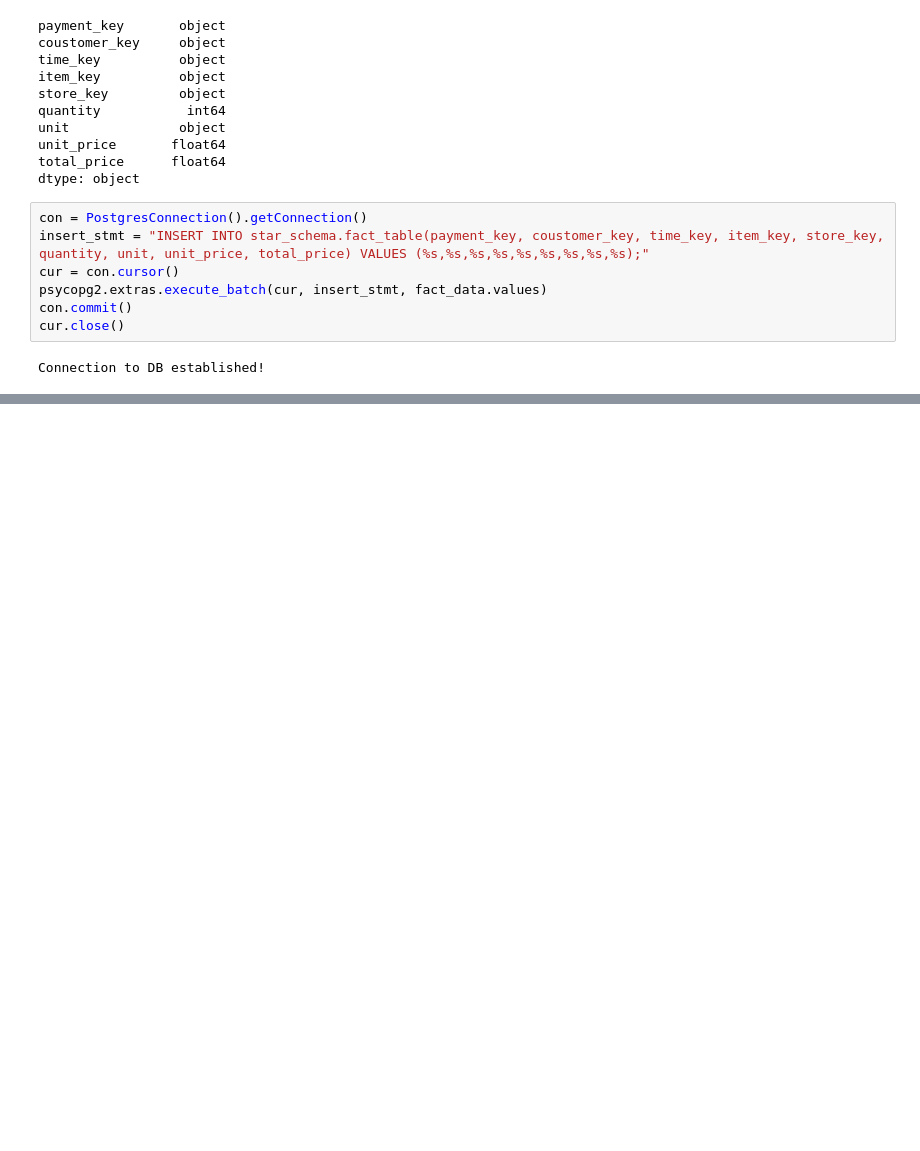
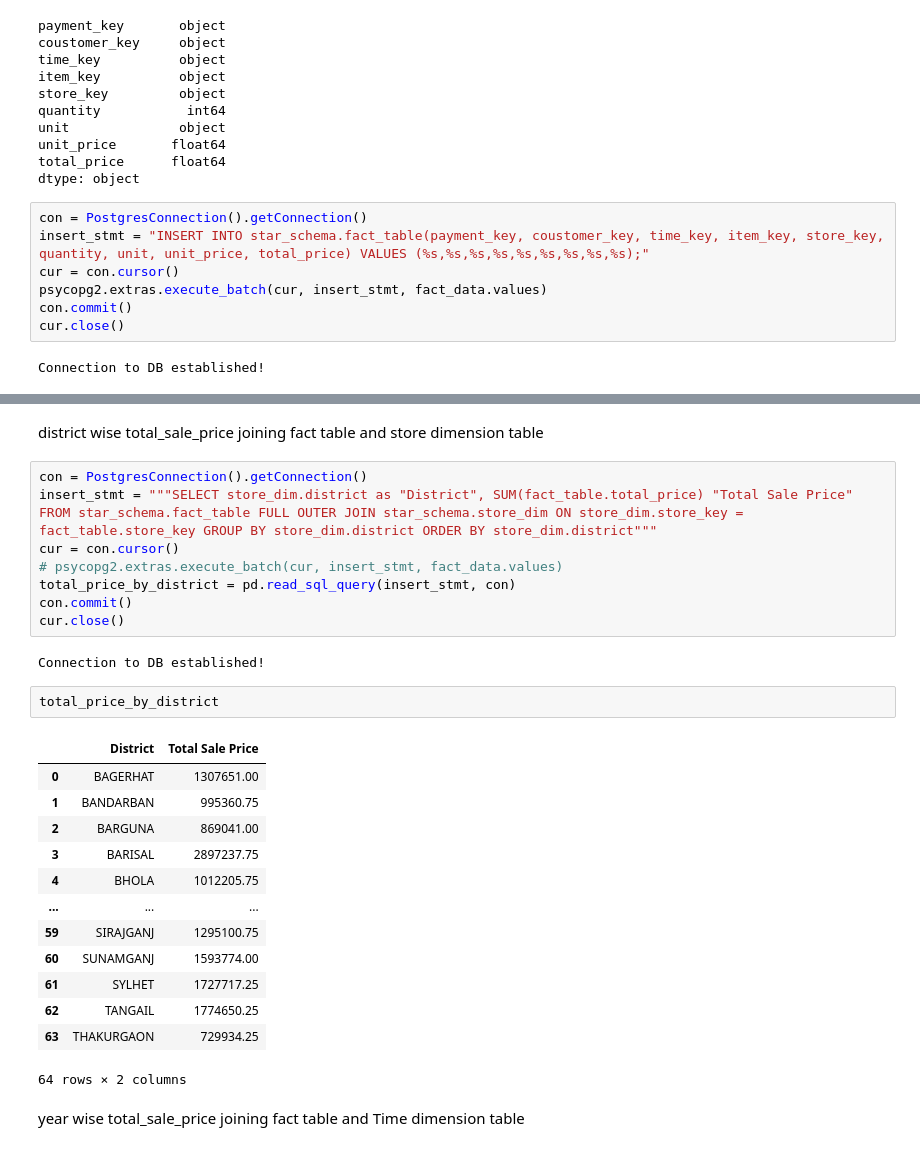
Before and after one commit to esrdlab-vinternship/HDA-5th-Round-vInternship, a Jupyter notebook: ETL.ipynb, the cells around one changed output, grey strips where cells are left out. Drawn from its saved outputs; the diff is of its cells as text; blank space fills up the shorter version.

```diff
--- a/ETL.ipynb
+++ b/ETL.ipynb
@@ -330,0 +356,30 @@ Connection to DB established!
+# %% [markdown]
+district wise total_sale_price joining fact table and store dimension table
+# %%
+con = PostgresConnection().getConnection()
+insert_stmt = """SELECT store_dim.district as "District", SUM(fact_table.total_price) "Total Sale Price" FROM star_schema.fact_table FULL OUTER JOIN star_schema.store_dim ON store_dim.store_key = fact_table.store_key GROUP BY store_dim.district ORDER BY store_dim.district"""
+cur = con.cursor()
+# psycopg2.extras.execute_batch(cur, insert_stmt, fact_data.values)
+total_price_by_district = pd.read_sql_query(insert_stmt, con)
+con.commit()
+cur.close()
+# %% [output]
+Connection to DB established!
+# %%
+total_price_by_district
+# %% [output]
+|  | District | Total Sale Price |
+| 0 | BAGERHAT | 1307651.00 |
+| 1 | BANDARBAN | 995360.75 |
+| 2 | BARGUNA | 869041.00 |
+| 3 | BARISAL | 2897237.75 |
+| 4 | BHOLA | 1012205.75 |
+| ... | ... | ... |
+| 59 | SIRAJGANJ | 1295100.75 |
+| 60 | SUNAMGANJ | 1593774.00 |
+| 61 | SYLHET | 1727717.25 |
+| 62 | TANGAIL | 1774650.25 |
+| 63 | THAKURGAON | 729934.25 |
+64 rows × 2 columns
+# %% [markdown]
+year wise total_sale_price joining fact table and Time dimension table
```
Also changed, not shown: parts of 28 cells of this notebook, 1 other file.
